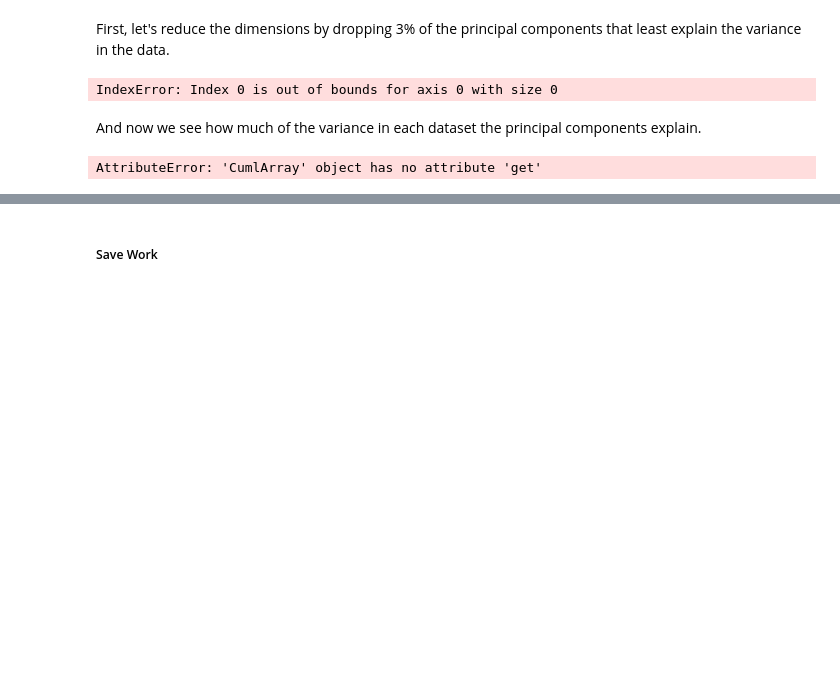
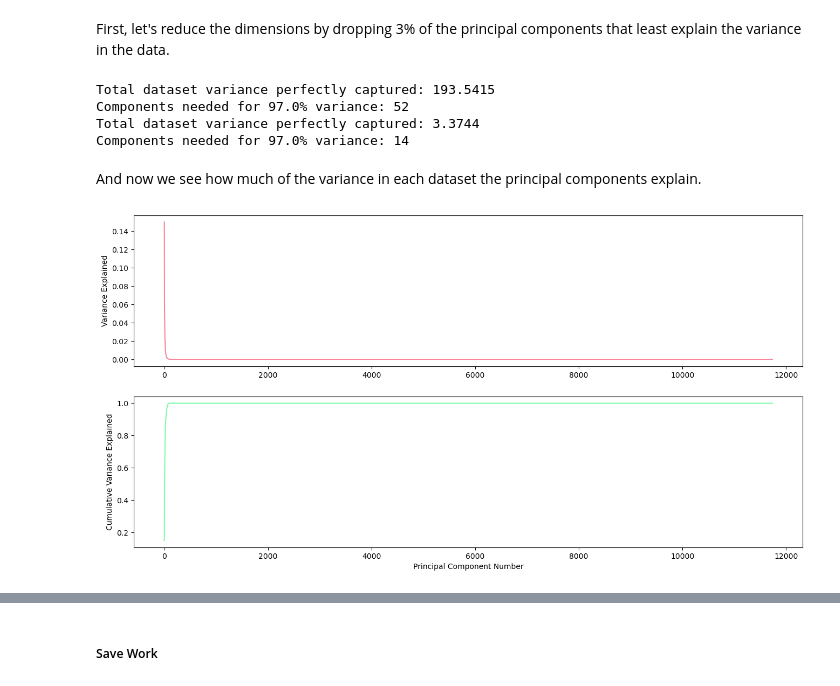
Before and after one commit to fjrrk/fef-analysis, a Jupyter notebook: scripts/Part 02 - Data Exploration-Copy1.ipynb, the cells around one changed output, grey strips where cells are left out. Cells and saved outputs as stored; diff of their text form; code cells hidden in the pictures; blank space fills up the shorter version.

Commit message:
PCA is working! Deliberating on visualizations.

```diff
--- a/scripts/Part 02 - Data Exploration-Copy1.ipynb
+++ b/scripts/Part 02 - Data Exploration-Copy1.ipynb
@@ -65,6 +112,18 @@ def pca_scree_plot(model):
     ax[1].set_ylabel("Cumulative Variance Explained")
 
     return fig, ax
+# %%
+def pca_scree_plot_no_model(exp_var):
+    cum_exp_var = np.cumsum(exp_var)
+
+    fig, ax = plt.subplots(2,1, figsize=(16,8))
+    sns.lineplot(x=np.arange(exp_var.shape[0]), y=exp_var, color=XKCD_COLORS["xkcd:rose pink"], ax=ax[0])
+    sns.lineplot(x=np.arange(exp_var.shape[0]), y=cum_exp_var, color=XKCD_COLORS["xkcd:seafoam"], ax=ax[1])
+    ax[1].set_xlabel("Principal Component Number")
+    ax[0].set_ylabel("Variance Explained")
+    ax[1].set_ylabel("Cumulative Variance Explained")
+
+    return fig, ax
 # %%
 def gpu_pca_scree_plot(model):
 
@@ -214,4 +259,0 @@ roi_pca_x, roi_pca_model = gpu_pca(x*100000, pc_number=1000)
-# %%
-roi_pca_x_97 = reduce_dimension_by_thresh(roi_pca_x, roi_pca_model, 0.97)
-# %% [output]
-IndexError: Index 0 is out of bounds for axis 0 with size 0
@@ -220,7 +260,15 @@ rnd_pca_x_97, rnd_pca_model, rnd_pca_x = gpu_pca_by_threshold(rx, pc_number=1000
+# %%
+roi_pca_x, roi_exp_var = exact_pca_gpu(x, threshold=0.97)
+rnd_pca_x, rnd_exp_var = exact_pca_gpu(rx, threshold=0.97)
+# %% [output]
+Total dataset variance perfectly captured: 193.5415
+Components needed for 97.0% variance: 52
+Total dataset variance perfectly captured: 3.3744
+Components needed for 97.0% variance: 14
 # %% [markdown]
 And now we see how much of the variance in each dataset the principal components explain.
 # %%
-fig, ax = gpu_pca_scree_plot(roi_pca_model)
+fig, ax = pca_scree_plot_no_model(roi_exp_var)
 # %% [output]
-AttributeError: 'CumlArray' object has no attribute 'get'
+[figure, added]
 # %%
```
Also changed, not shown: parts of 45 cells of this notebook.
